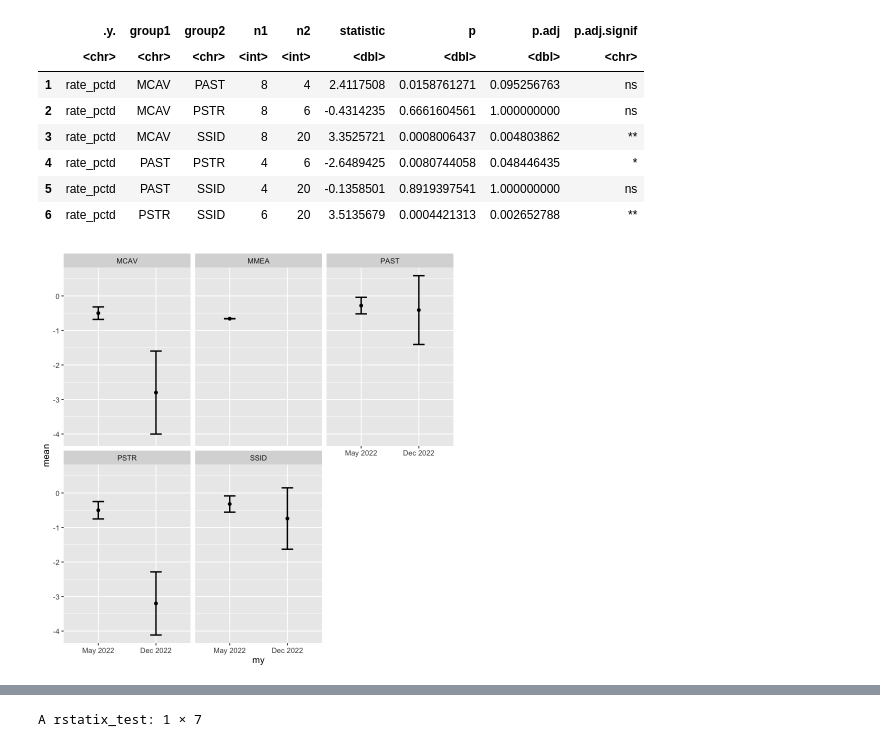
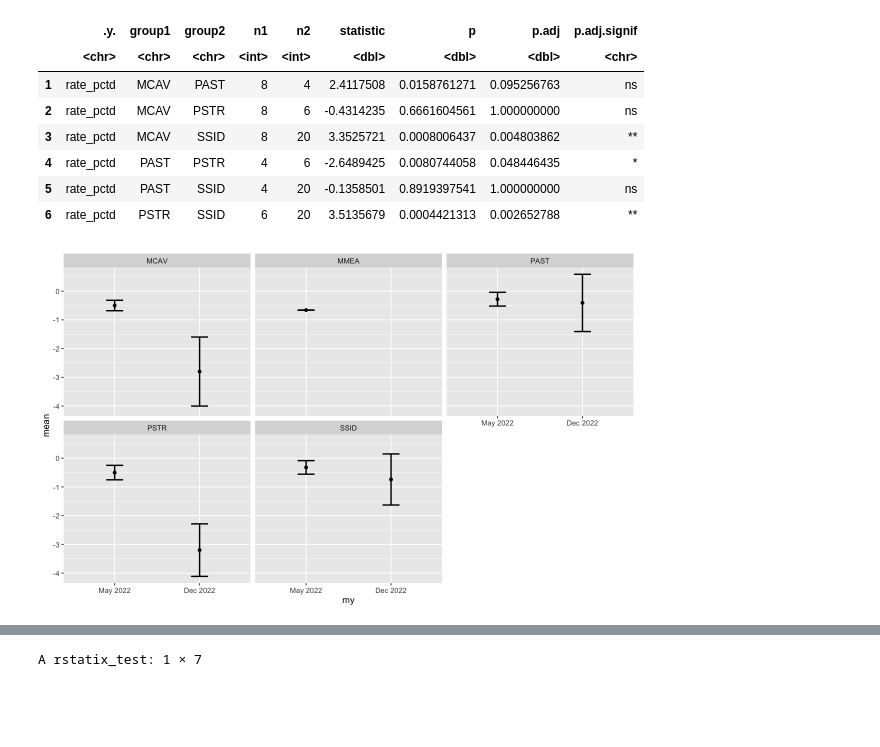
Before and after one commit to brookewicz/Code_notebook, a Jupyter notebook: sctld_tl/tl.ipynb, the cells around one changed output, grey strips where cells are left out. Saved outputs shown, nothing was run; the diff lists cells and outputs as text; code cells hidden in the pictures; blank space fills up the shorter version.

```diff
--- a/sctld_tl/tl.ipynb
+++ b/sctld_tl/tl.ipynb
@@ -482,12 +482,13 @@ A rstatix_test: 6 × 9
     # MCAV AND PSTR sig higher rates than SSID
     # PSTR sig higher rate than PAST
 # %%
+options(repr.plot.height = 6, repr.plot.wdth = 4)
 ggplot(rates_plot%>%filter(metric=="pctd"),aes(x = my, y = mean))+
     geom_point()+
     geom_errorbar(aes(ymin = mean - sd, ymax = mean + sd),width = 0.2,color = "black",linewidth = 0.8)+
     facet_wrap(~Species)
 # %% [output]
-[figure, old version]
+[figure, new version]
 # %%
 # PSTR closely followed by MCAV has highest TL
 # SSID and PAST with lowest
```
Also changed, not shown: parts of 28 cells of this notebook.
